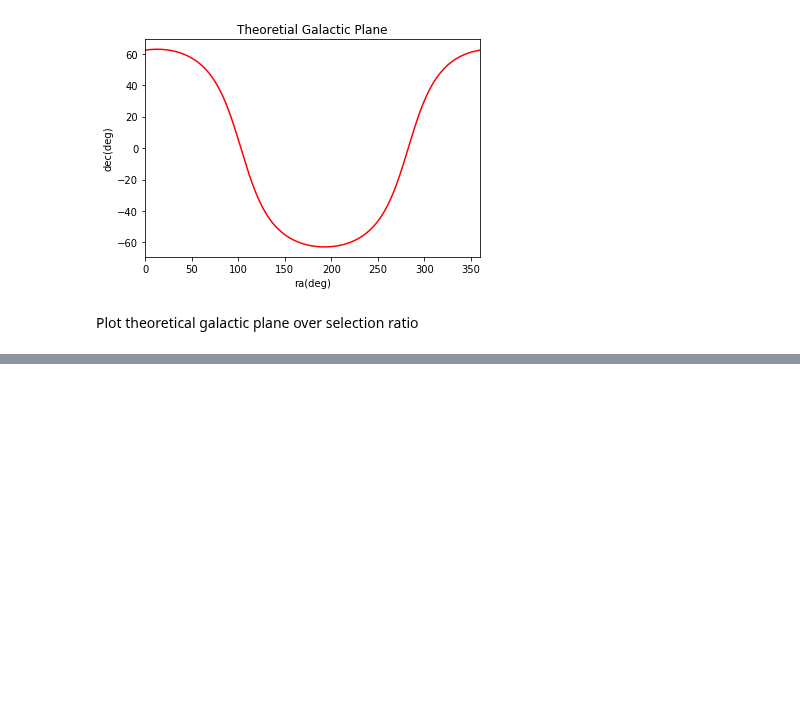
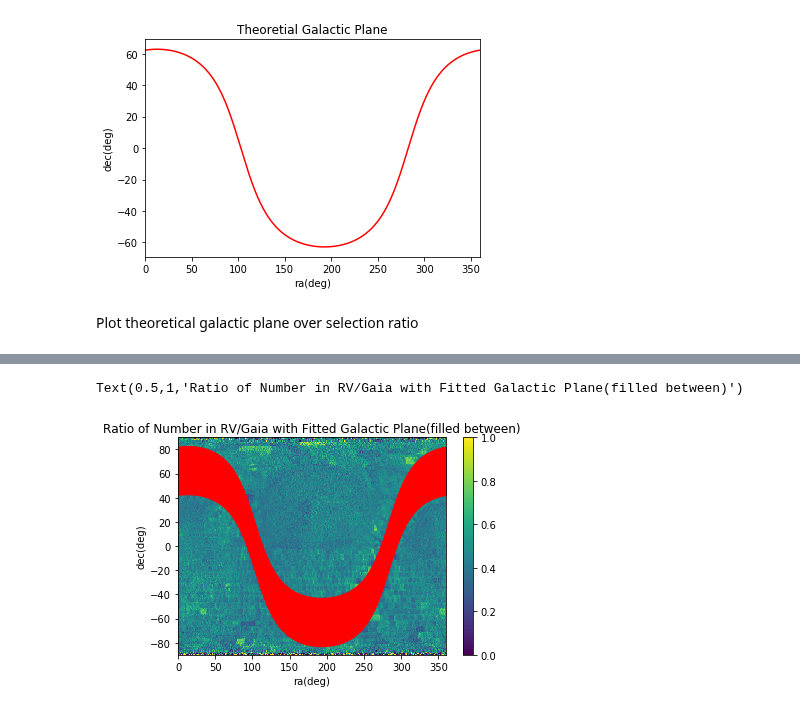
Before and after one commit to mwbub/Gaia-I3, a Jupyter notebook: Code/selection/parallax selection with galactic plane/Selection with Galactic Plane.ipynb, the cells around one changed output, grey strips where cells are left out. Cells and saved outputs as stored; diff of their text form; code cells hidden in the pictures; blank space fills up the shorter version.

```diff
--- a/Code/selection/parallax selection with galactic plane/Selection with Galactic Plane.ipynb
+++ b/Code/selection/parallax selection with galactic plane/Selection with Galactic Plane.ipynb
@@ -148,0 +151,13 @@ plt.savefig("Ratio of Number in RV Gaia with Fitted Galactic Plane.png")
+# %%
+plt.figure(6)
+plt.pcolor(ra_v, dec_v, z)
+plt.fill_between(ra_plane, dec_plane-20., dec_plane+20., color= "red")
+plt.colorbar()
+plt.xlim(0,360)
+plt.xlabel('ra(deg)')
+plt.ylabel('dec(deg)')
+plt.title("Ratio of Number in RV/Gaia with Fitted Galactic Plane(filled between)")
+#plt.savefig("Ratio of Number in RV Gaia with Fitted Galactic Plane(filled between).png")
+# %% [output]
+Text(0.5,1,'Ratio of Number in RV/Gaia with Fitted Galactic Plane(filled between)')
+[figure, added]
```
Also changed, not shown: parts of 4 cells of this notebook.
